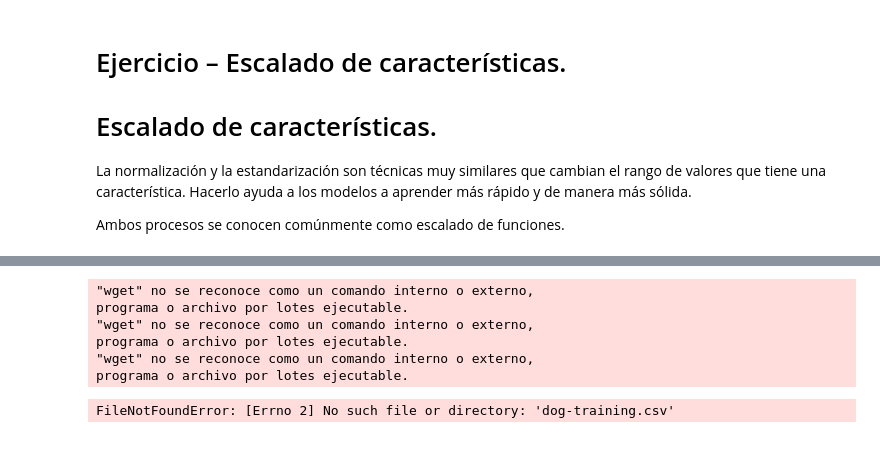
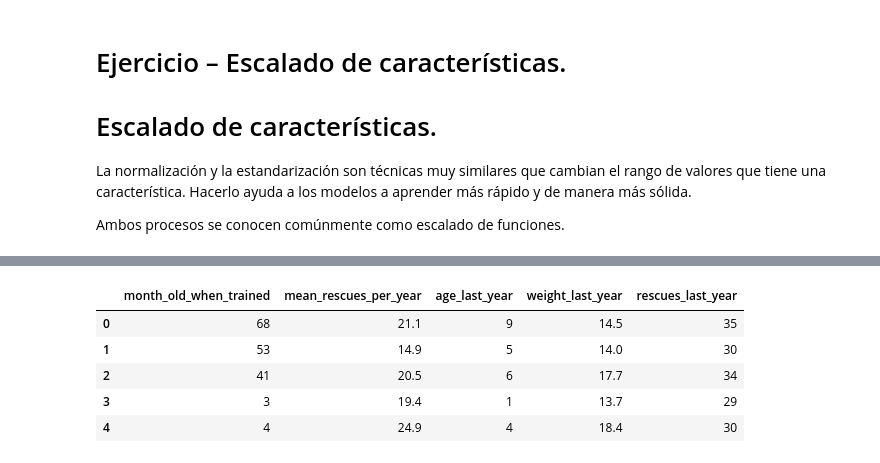
Before and after one commit to SalomonOctavio/ml-basics_soa, a Jupyter notebook: 13.1 - Escalado de caracteristicas.ipynb, the cells around one changed output, grey strips where cells are left out. Saved outputs shown, nothing was run; the diff lists cells and outputs as text; code cells hidden in the pictures.

```diff
--- a/13.1 - Escalado de caracteristicas.ipynb
+++ b/13.1 - Escalado de caracteristicas.ipynb
@@ -25,16 +51,24 @@ Successfully installed certifi-2023.7.22 charset-normalizer-3.2.0 idna-3.4 reque
 # %%
+# Si no estamos en un entorno linux podemos definir nuestra propia wget
+# Esta función nos ayuda a descargar archivos desde la web y no es necesaria para archivos locales
+# No es necesario entender cómo funciona, se las mostramos sólo por si alguno llega a necesitarla
+
+# Importamos la libreria requests
 import pandas
 import requests
-!wget https://raw.githubusercontent.com/MicrosoftDocs/mslearn-introduction-to-machine-learning/main/graphing.py
-!wget https://raw.githubusercontent.com/MicrosoftDocs/mslearn-introduction-to-machine-learning/main/Data/dog-training.csv
-!wget https://raw.githubusercontent.com/MicrosoftDocs/mslearn-introduction-to-machine-learning/main/m1b_gradient_descent.py
+def wget(url):
+    r = requests.get(url, allow_redirects=True)
+    with open(url[url.rfind('/') + 1::], 'wb') as f:
+        f.write(r.content)
+wget("https://raw.githubusercontent.com/MicrosoftDocs/mslearn-introduction-to-machine-learning/main/graphing.py")
+wget("https://raw.githubusercontent.com/MicrosoftDocs/mslearn-introduction-to-machine-learning/main/m1b_gradient_descent.py")
+wget("https://raw.githubusercontent.com/MicrosoftDocs/mslearn-introduction-to-machine-learning/main/Data/dog-training.csv")
 data = pandas.read_csv("dog-training.csv", delimiter="\t")
 data.head()
 # %% [output]
-"wget" no se reconoce como un comando interno o externo,
-programa o archivo por lotes ejecutable.
-"wget" no se reconoce como un comando interno o externo,
-programa o archivo por lotes ejecutable.
-"wget" no se reconoce como un comando interno o externo,
-programa o archivo por lotes ejecutable.
-FileNotFoundError: [Errno 2] No such file or directory: 'dog-training.csv'
+|  | month_old_when_trained | mean_rescues_per_year | age_last_year | weight_last_year | rescues_last_year |
+| 0 | 68 | 21.1 | 9 | 14.5 | 35 |
+| 1 | 53 | 14.9 | 5 | 14.0 | 30 |
+| 2 | 41 | 20.5 | 6 | 17.7 | 34 |
+| 3 | 3 | 19.4 | 1 | 13.7 | 29 |
+| 4 | 4 | 24.9 | 4 | 18.4 | 30 |
```
Also changed, not shown: parts of 17 cells of this notebook, 4 other files.
